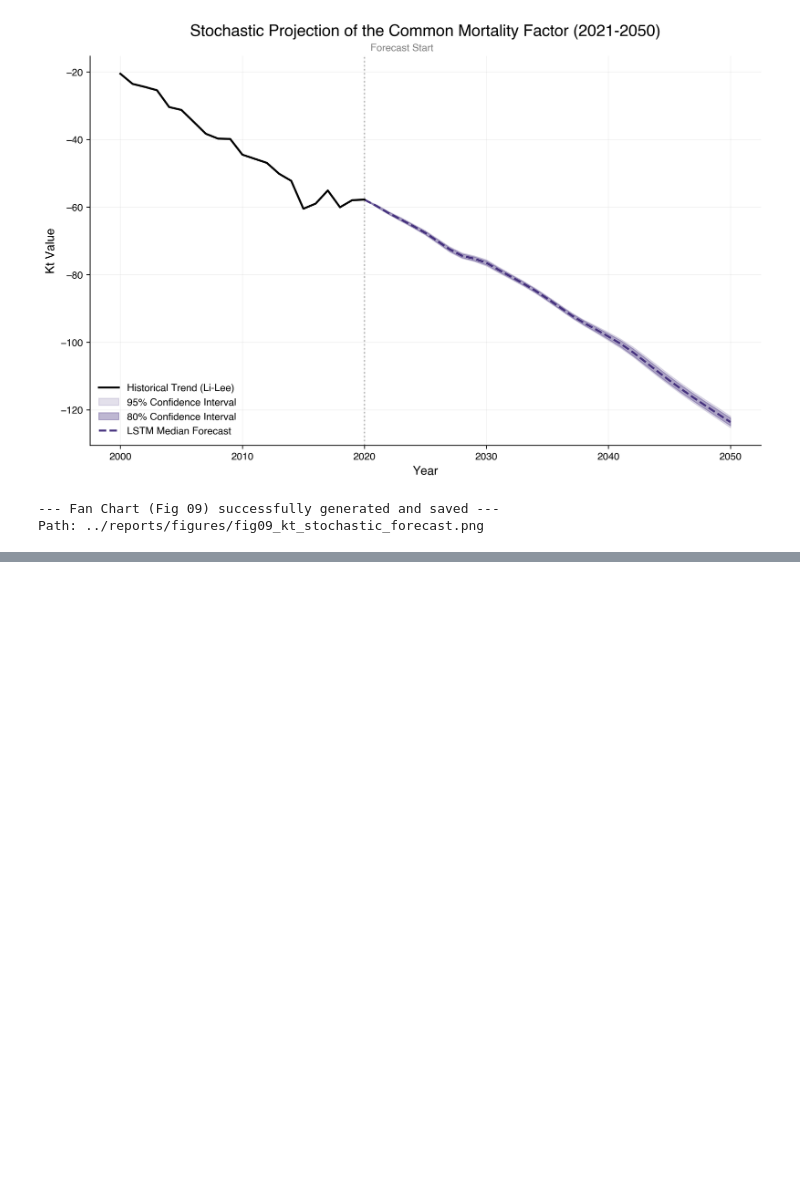
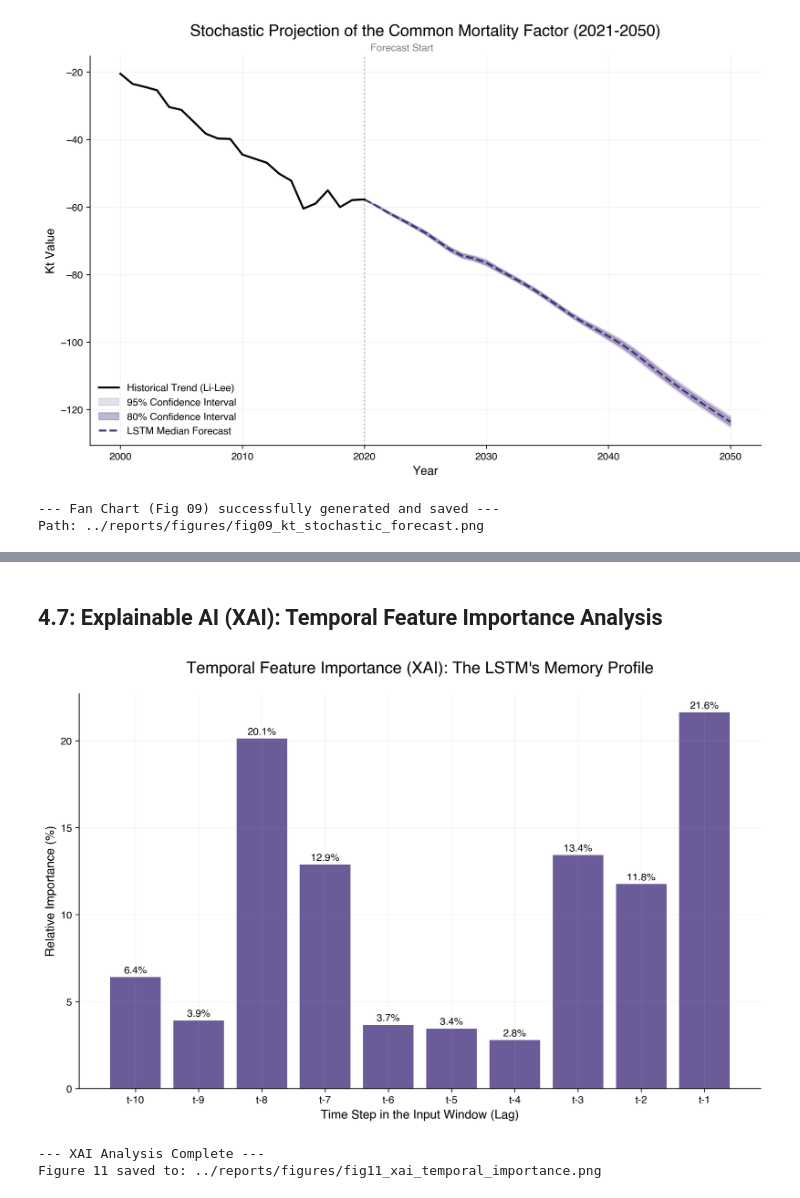
Before and after one commit to davide-rindori/Actuarial-DS-Portfolio, a Jupyter notebook: 04_Multi_Population_Longevity_XAI/notebooks/04_forecasting_xai_and_results.ipynb, the cells around one changed output, grey strips where cells are left out. Drawn from its saved outputs; the diff is of its cells as text; code cells hidden in the pictures; blank space fills up the shorter version.

```diff
--- a/04_Multi_Population_Longevity_XAI/notebooks/04_forecasting_xai_and_results.ipynb
+++ b/04_Multi_Population_Longevity_XAI/notebooks/04_forecasting_xai_and_results.ipynb
@@ -381,0 +382,62 @@ print(f"--- Figure 10 updated with style-consistent colors ---")
+# %% [markdown]
+## 4.7: Explainable AI (XAI): Temporal Feature Importance Analysis
+# %%
+import tensorflow as tf
+
+# 1. Prepare the reference input (The last 10 years of real data: 2011-2020)
+# 'initial_sequence' was defined in Cell 2 as the last 10 scaled differences
+# We add the batch dimension to make it compatible with the model input
+sample_tensor = tf.convert_to_tensor(initial_sequence[np.newaxis, ...], dtype=tf.float32)
+
+# 2. Gradient-based Saliency (Sensitivity Analysis)
+# We calculate how sensitive the forecast is to each of the 10 years in the input window
+with tf.GradientTape() as tape:
+    tape.watch(sample_tensor)
+    # Predict the next step (variations)
+    prediction = mortality_model(sample_tensor, training=False)
+    # Target the Global Trend Kt (Index 0 in the 7-dimensional output)
+    target_output = prediction[:, 0]
+
+# Calculate gradients: d(Output)/d(Input)
+gradients = tape.gradient(target_output, sample_tensor)
+
+# 3. Compute Absolute Importance
+# We take the absolute value of gradients and average across the 7 features
+# to isolate the 'Temporal' importance (which year matters most?)
+temporal_importance = np.mean(np.abs(gradients.numpy()[0]), axis=1)
+
+# Normalize to percentage for readability
+temporal_importance = (temporal_importance / np.sum(temporal_importance)) * 100
+
+# 4. Visualization
+fig, ax = plt.subplots()
+
+# The window contains 10 years. In 'initial_sequence', index 0 is the oldest (t-10)
+# and index 9 is the most recent (t-1).
+lags_labels = [f"t-{i}" for i in range(10, 0, -1)]
+bars = ax.bar(range(10), temporal_importance, color=full_palette[0], alpha=0.8)
+
+# Aesthetics
+ax.set_title("Temporal Feature Importance (XAI): The LSTM's Memory Profile", pad=20)
+ax.set_xlabel("Time Step in the Input Window (Lag)")
+ax.set_ylabel("Relative Importance (%)")
+ax.set_xticks(range(10))
+ax.set_xticklabels(lags_labels)
+
+# Add value labels on top of bars
+for bar in bars:
+    height = bar.get_height()
+    ax.text(bar.get_x() + bar.get_width()/2., height + 0.1,
+            f'{height:.1f}%', ha='center', va='bottom', fontsize=10, fontweight='bold')
+
+# 5. Save and Show
+save_path = f"{FIGURES_DIR}fig11_xai_temporal_importance.png"
+plt.savefig(save_path)
+plt.show()
+
+print(f"--- XAI Analysis Complete ---")
+print(f"Figure 11 saved to: {save_path}")
+# %% [output]
+[figure, added]
+--- XAI Analysis Complete ---
+Figure 11 saved to: ../reports/figures/fig11_xai_temporal_importance.png
```
Also changed, not shown: parts of 9 cells of this notebook, 4 other files.
